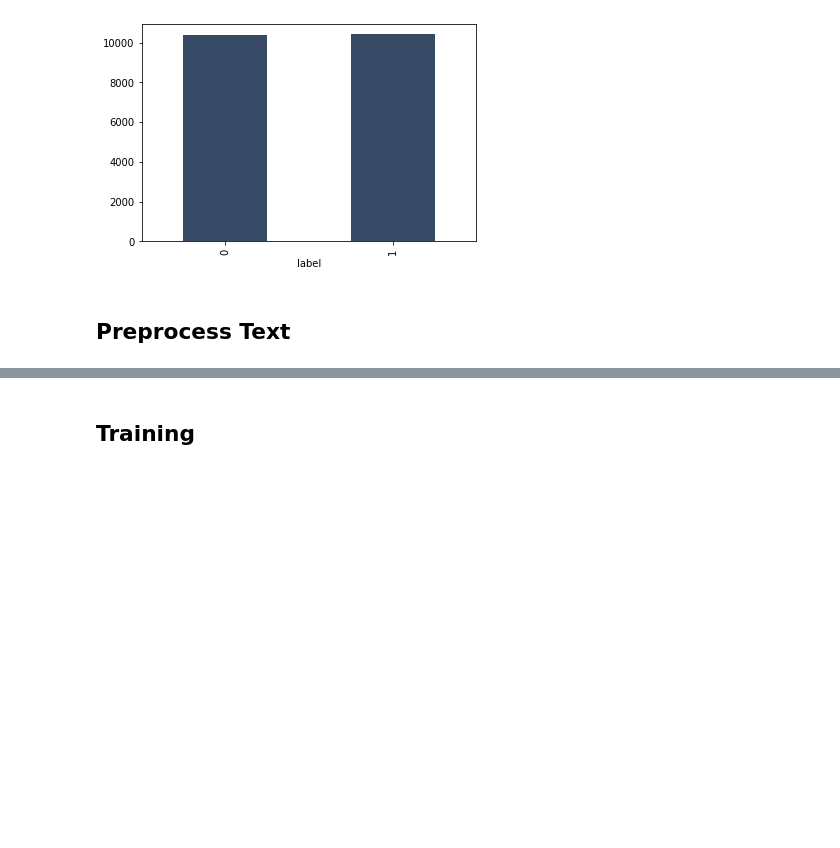
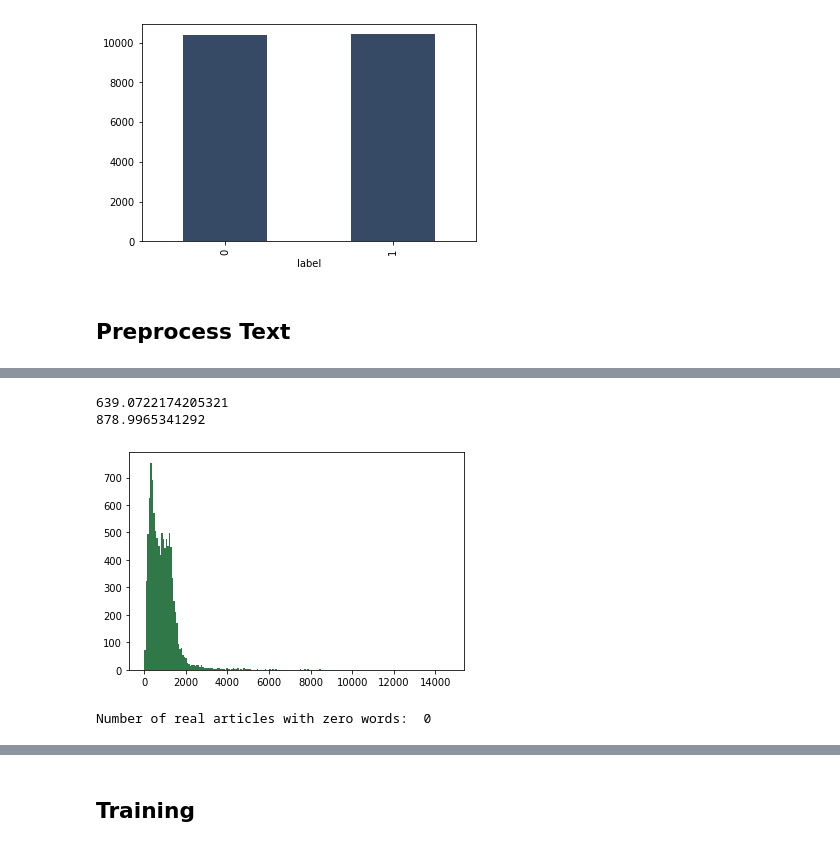
Before and after one commit to baranema/ML-Fake-News, a Jupyter notebook: MLProject.ipynb, the cells around one changed output, grey strips where cells are left out. Drawn from its saved outputs; the diff is of its cells as text; code cells hidden in the pictures; blank space fills up the shorter version.

```diff
--- a/MLProject.ipynb
+++ b/MLProject.ipynb
@@ -44,3 +60,19 @@ True
 from nltk.corpus import stopwords
 stop_words = stopwords.words('english')
 stop_words.extend(['from', 'subject', 're', 'edu', 'use'])
+# %%
+# text word count
+news_dataset['word_count'] = news_dataset['text'].apply(lambda x: len(str(x).split()))
+print(news_dataset[news_dataset['label']==1]['word_count'].mean()) # fake articles
+print(news_dataset[news_dataset['label']==0]['word_count'].mean()) # reliable articles
+# %% [output]
+639.0722174205321
+878.9965341292
+# %%
+x = news_dataset[news_dataset['label']==0]['word_count']
+plt.hist(x, bins = 200, color="#307847")
+plt.show()
+print("Number of real articles with zero words: ", len(news_dataset[(news_dataset['label']==0) & (news_dataset['word_count']==0)]))
+# %% [output]
+[figure, added]
+Number of real articles with zero words:  0
```
Also changed, not shown: parts of 16 cells of this notebook.
